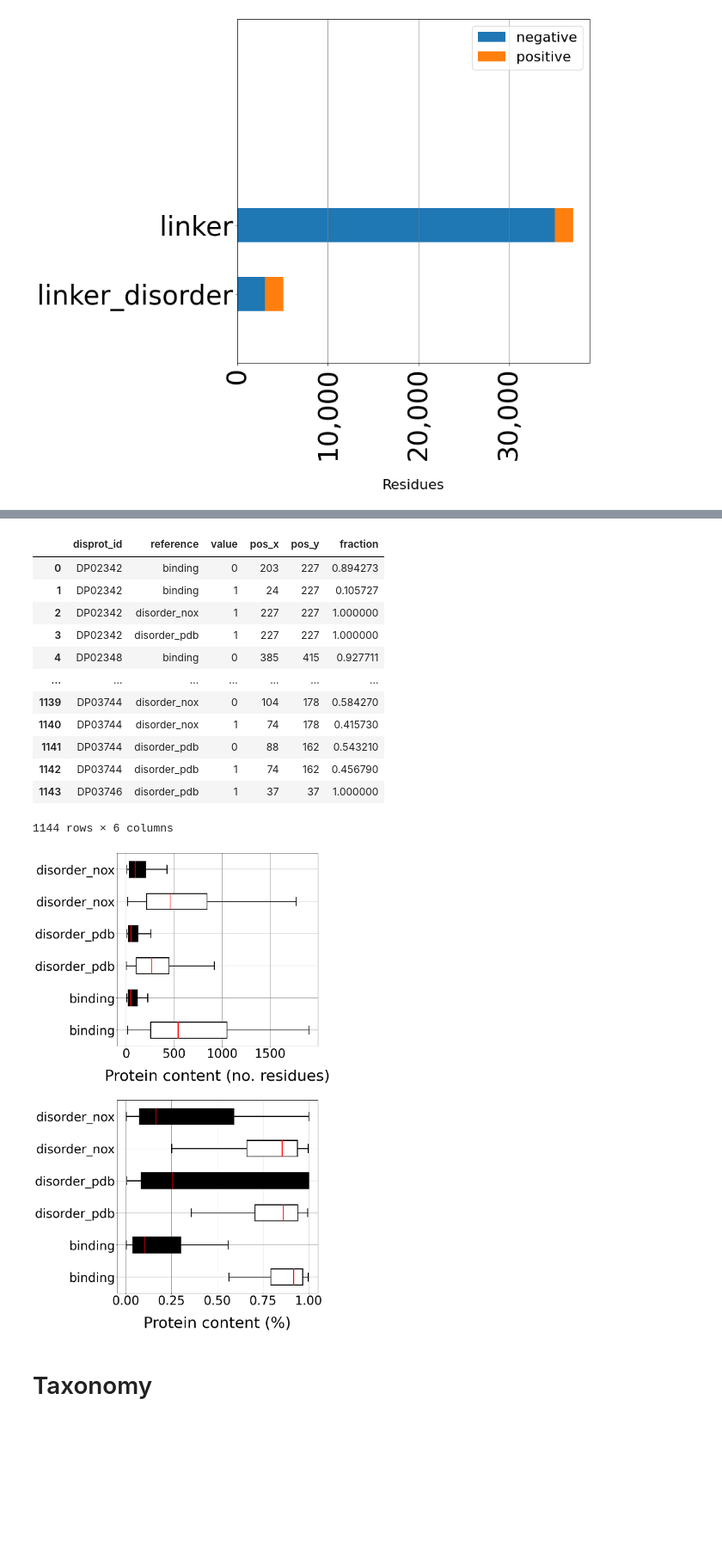
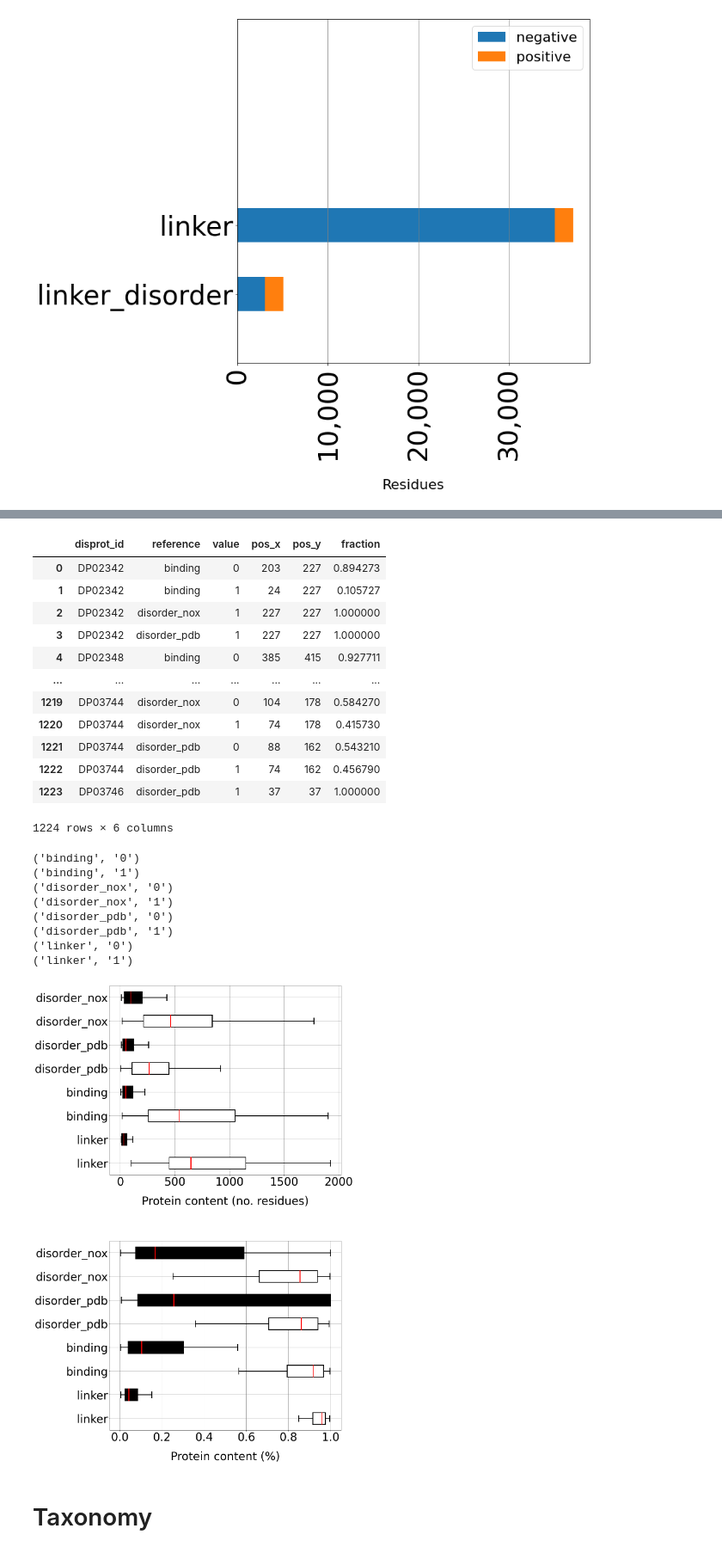
Before and after one commit to BioComputingUP/caid2-reference, a Jupyter notebook: src/references_stats.ipynb, the cells around one changed output, grey strips where cells are left out. Shown at 86% size. Drawn from its saved outputs; the diff is of its cells as text; code cells hidden in the pictures; blank space fills up the shorter version.

```diff
--- a/src/references_stats.ipynb
+++ b/src/references_stats.ipynb
@@ -162,6 +155,7 @@ df2
 # %%
 # Paper figure
-challenges = ['disorder_nox', 'disorder_pdb', 'binding']
+plt.rcParams.update({'font.size': 42, 'savefig.transparent': True})
+challenges = ['disorder_nox', 'disorder_pdb', 'binding', 'linker']
 colors = {'0': 'white', '1': 'black'}
 
 df2 = df_references.reset_index()
@@ -175,19 +169,19 @@ axes = df2.plot(kind='barh', stacked=True, ax=ax, edgecolor='black', color=[colo
 ax.xaxis.grid()
 ax.set_xlabel('No. residues', labelpad=30)
 ax.xaxis.set_major_formatter( matplotlib.ticker.FuncFormatter(lambda x, p: format(int(x), ',')))
-ax.tick_params(axis='x', labelrotation=90)
+ax.tick_params(axis='x', labelrotation=45)
 
 ax.get_legend().remove()
-ax.set_xlim(0, 220000)
+ax.set_xlim(0, 200000)
 
 # Add counts above the two bar graphs
-for rect, row in zip(axes.patches[3:], df2.iterrows()):
+for rect, row in zip(axes.patches[4:], df2.iterrows()):
     print(rect, row[1]['pos_ratio'])
     y = rect.get_y()
     x = rect.get_x()
     width = rect.get_width()
     height = rect.get_height()
-    plt.text(x + width + 25000, y, "{:.1f}%".format(row[1]['pos_ratio']), ha='center', va='bottom')
+    plt.text(x + width + 20000, y, "{:.1f}%".format(row[1]['pos_ratio']), ha='center', va='bottom')
 
 fig.gca().set_ylabel("")
 fig.savefig("{}/stat_residues_paper.png".format(fig_dir), dpi=300, bbox_inches='tight')
@@ -275,5 +271,5 @@ for group, df_g in df_references.reset_index().groupby('group'):
 # %%
-references = ['disorder_nox', 'disorder_pdb', 'binding']
+references = ['disorder_nox', 'disorder_pdb', 'binding', 'linker']
 df_g = df_references.reset_index().set_index('reference')
 df_g = df_g.loc[references]
 df_ = df_g.groupby(['disprot_id', 'reference', 'value']).agg({'pos': 'count'}).reset_index()
@@ -290,52 +286,62 @@ df_
 | 3 | DP02342 | disorder_pdb | 1 | 227 | 227 | 1.000000 |
 | 4 | DP02348 | binding | 0 | 385 | 415 | 0.927711 |
 | ... | ... | ... | ... | ... | ... | ... |
-| 1139 | DP03744 | disorder_nox | 0 | 104 | 178 | 0.584270 |
-| 1140 | DP03744 | disorder_nox | 1 | 74 | 178 | 0.415730 |
-| 1141 | DP03744 | disorder_pdb | 0 | 88 | 162 | 0.543210 |
-| 1142 | DP03744 | disorder_pdb | 1 | 74 | 162 | 0.456790 |
-| 1143 | DP03746 | disorder_pdb | 1 | 37 | 37 | 1.000000 |
+| 1219 | DP03744 | disorder_nox | 0 | 104 | 178 | 0.584270 |
+| 1220 | DP03744 | disorder_nox | 1 | 74 | 178 | 0.415730 |
+| 1221 | DP03744 | disorder_pdb | 0 | 88 | 162 | 0.543210 |
+| 1222 | DP03744 | disorder_pdb | 1 | 74 | 162 | 0.456790 |
+| 1223 | DP03746 | disorder_pdb | 1 | 37 | 37 | 1.000000 |
-1144 rows × 6 columns
+1224 rows × 6 columns
 # %%
 # Paper figure disorder content
-plt.rcParams.update({'font.size': 52, 'savefig.transparent': True})
+plt.rcParams.update({'font.size': 42, 'savefig.transparent': True})
 
-positions = [0,1,4,5,2,3]
+positions = [2,3,6,7,4,5,0,1]
 # colors = {'0': '#1f77b4', '1': '#ff7f0e'}
 colors = {'0': 'white', '1': 'black'}
 
-fig, axes = plt.subplots(2,1, figsize=(15, 25))
+fig, axes = plt.subplots(2,1, figsize=(20, 30))
 
 bp = df_.loc[:, ['reference', 'value', 'pos_x']].boxplot(by=['reference', 'value'], ax=axes[0], vert=False, positions=positions, showfliers=False, return_type='dict', patch_artist=True, whiskerprops=dict(linestyle='-',linewidth=3.0, color='black'), medianprops=dict(linewidth=3.0, color='red'), boxprops=dict(linewidth=3.0, color='black'), capprops=dict(linewidth=3.0))
+
 
 bp_fraction = df_.loc[:, ['reference', 'value', 'fraction']].boxplot(by=['reference', 'value'], ax=axes[1], vert=False, positions=positions, showfliers=False, return_type='dict', patch_artist=True, whiskerprops=dict(linestyle='-',linewidth=3.0, color='black'), medianprops=dict(linewidth=3.0, color='red'), boxprops=dict(linewidth=3.0, color='black'), capprops=dict(linewidth=3.0))
 
 for ax in axes:
     labels = [item.get_text()[1:-1].split(",")[0] for item in ax.get_yticklabels()]
     ax.set_yticklabels(labels)
     ax.set_ylabel("")
     ax.get_figure().suptitle('')
     ax.set_title("")
 
 axes[1].set_xlabel('Protein content (%)', labelpad=30)
 axes[0].set_xlabel('Protein content (no. residues)', labelpad=30)
 
 # Bar colors
 for patch, (label, df_g) in zip(bp_fraction['fraction']['boxes'], df_.groupby(['reference', 'value'])):
     patch.set_facecolor(colors[label[1]])
+    print(label)
 positive = mpatches.Patch(label='Positive', color=colors['1'])
 negative = mpatches.Patch(label='Negative', color=colors['0'])
 
 for patch, (label, df_g) in zip(bp['pos_x']['boxes'], df_.groupby(['reference', 'value'])):
     patch.set_facecolor(colors[label[1]])
 positive = mpatches.Patch(label='Positive', color=colors['1'])
 negative = mpatches.Patch(label='Negative', color=colors['0'])
 
 # Legend
 # handles, labels = ax.get_legend_handles_labels()
 # fig.legend(handles=[positive, negative], loc='upper center', ncol=2, bbox_to_anchor=(.6, 1.0), frameon=False)
-fig.tight_layout()
+fig.tight_layout(pad=3.0)
 fig.savefig("{}/stat_content_paper.png".format(fig_dir), dpi=300, bbox_inches='tight')
 # %% [output]
+('binding', '0')
+('binding', '1')
+('disorder_nox', '0')
+('disorder_nox', '1')
+('disorder_pdb', '0')
+('disorder_pdb', '1')
+('linker', '0')
+('linker', '1')
-[figure, old version]
+[figure, new version]
 # %% [markdown]
```
Also changed, not shown: parts of 5 cells of this notebook.
